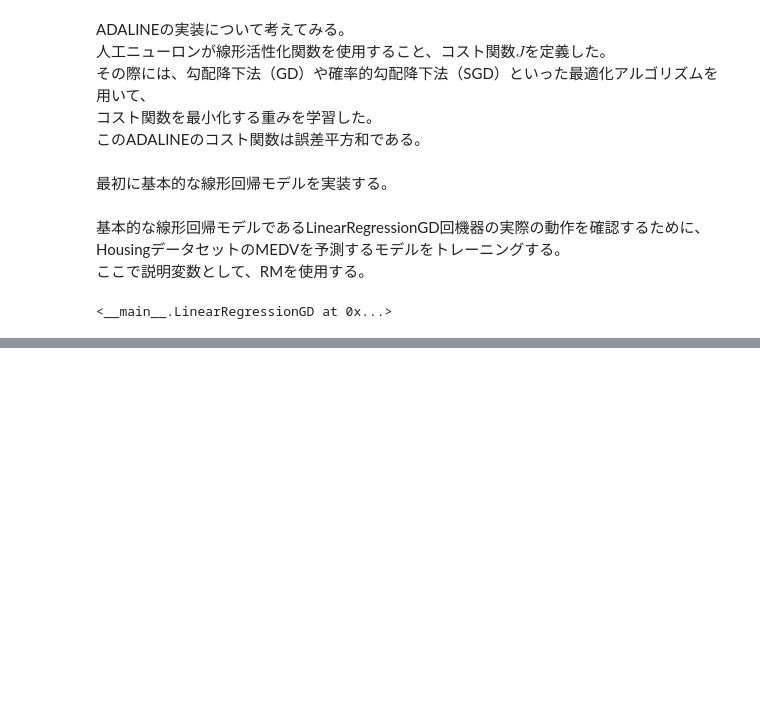
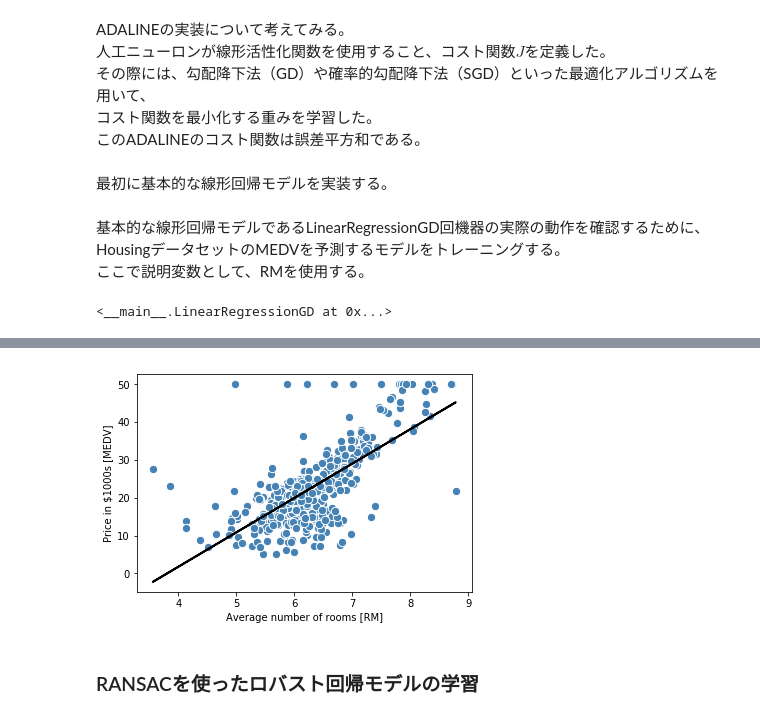
Before and after one commit to TakanoriHasebe/python_machine_learning_2nd, a Jupyter notebook: ch10/回帰分析.ipynb, the cells around one changed output, grey strips where cells are left out. Drawn from its saved outputs; the diff is of its cells as text; code cells hidden in the pictures; blank space fills up the shorter version.

```diff
--- a/ch10/回帰分析.ipynb
+++ b/ch10/回帰分析.ipynb
@@ -143,0 +189,11 @@ lr.fit(X_std, y_std)
+# %%
+lin_regplot(X, y, slr)
+plt.xlabel('Average number of rooms [RM]')
+plt.ylabel('Price in $1000s [MEDV]')
+
+#plt.savefig('images/10_07.png', dpi=300)
+plt.show()
+# %% [output]
+[figure, added]
+# %% [markdown]
+### RANSACを使ったロバスト回帰モデルの学習
```
Also changed, not shown: parts of 13 cells of this notebook.
